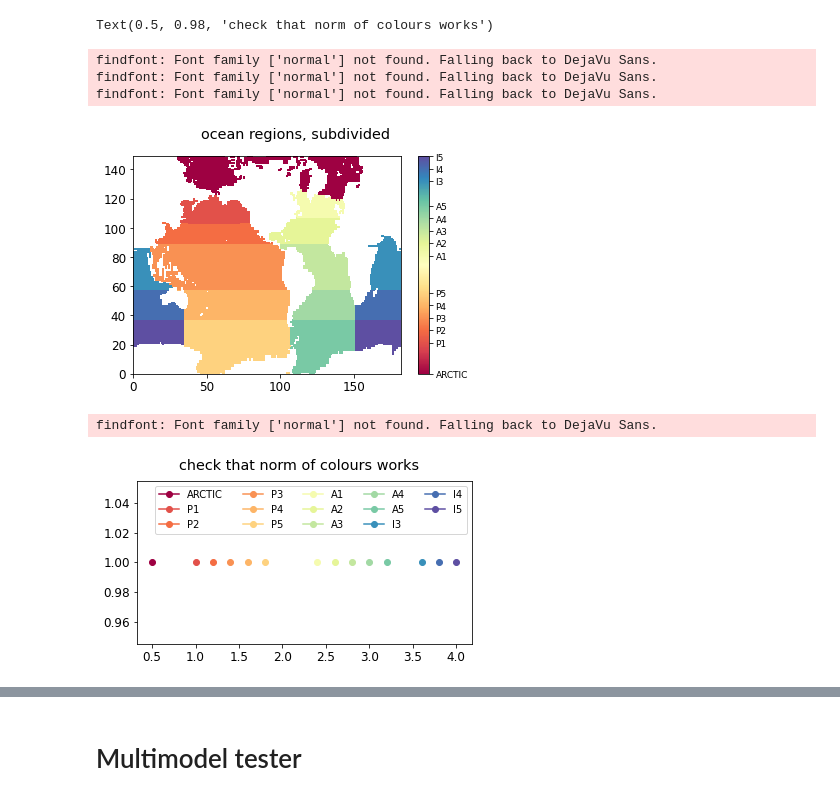
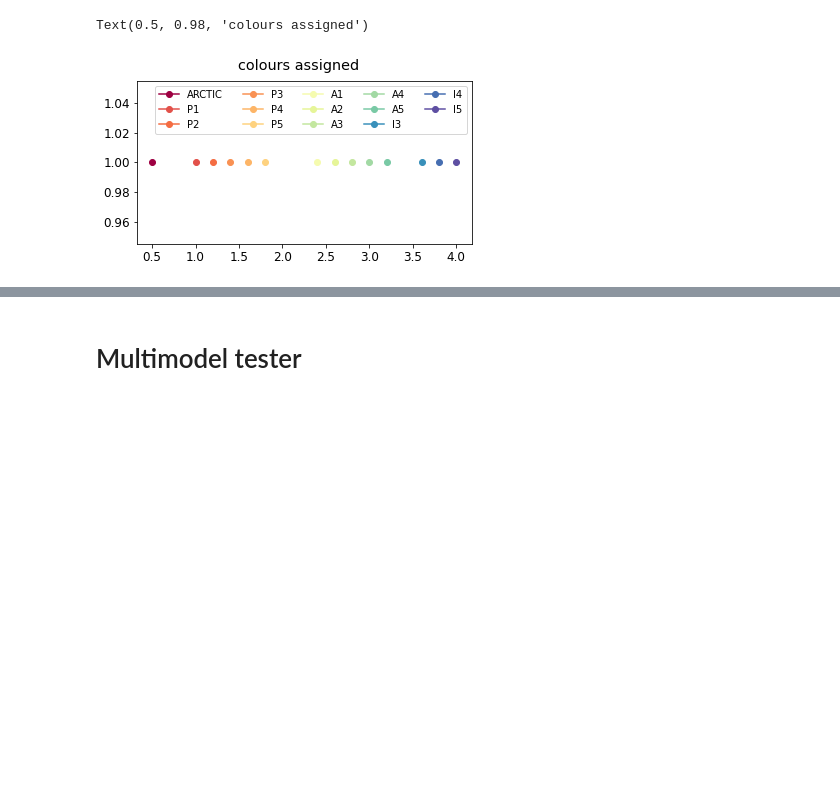
Before and after one commit to tjarnikova/AnalysisRobot, a Jupyter notebook: Tester_multimodel_MLD.ipynb, the cells around one changed output, grey strips where cells are left out. Cells and saved outputs as stored; diff of their text form; code cells hidden in the pictures; blank space fills up the shorter version.

```diff
--- a/Tester_multimodel_MLD.ipynb
+++ b/Tester_multimodel_MLD.ipynb
@@ -68,43 +70,39 @@ regdict = {'ARCTIC' : {'number' : 0.5},
            'A4' : {'number': 3},
            'A5' : {'number': 3.2},
            'I3' : {'number': 3.6},
            'I4' : {'number': 3.8},
            'I5' : {'number': 4},
 
           }
 
 tics = []
 tcm = 'Spectral'
 tmask = nc.Dataset('/gpfs/data/greenocean/software/resources/breakdown/clq_basin_masks_ORCA.nc')
 
 maskno = np.zeros([149,182])
 for i in range(0, len(regs)):
     maskno[tmask[regs[i]][:] == 1] = regdict[regs[i]]['number']
     tics.append(regdict[regs[i]]['number'])
 maskno[maskno == 0] = np.nan
 
-w = plt.pcolor(maskno, cmap = tcm, vmin = 0.5, vmax = 4)
-cbar = plt.colorbar(w, ticks=tics)
-t = cbar.ax.set_yticklabels(['ARCTIC', 'P1', 'P2', 'P3', 'P4', 'P5', 'A1', 'A2', 'A3', 'A4', 'A5', 'I3', 'I4', 'I5'], fontsize = 9)
-plt.suptitle('ocean regions, subdivided')
+
+# w = plt.pcolor(maskno, cmap = tcm, vmin = 0.5, vmax = 4)
+# cbar = plt.colorbar(w, ticks=tics)
+# t = cbar.ax.set_yticklabels(['ARCTIC', 'P1', 'P2', 'P3', 'P4', 'P5', 'A1', 'A2', 'A3', 'A4', 'A5', 'I3', 'I4', 'I5'], fontsize = 9)
+# plt.suptitle('ocean regions, subdivided')
 
 fact = 0.2
 fig = plt.figure(figsize=(30*fact,15*fact))
 import matplotlib
 cmap = matplotlib.cm.get_cmap('Spectral')
 norm = matplotlib.colors.Normalize(vmin=0.5, vmax=4)
 for i in range(0,len(regs)):
     rgba = cmap(norm(regdict[regs[i]]['number']))
     plt.plot(regdict[regs[i]]['number'], 1, marker = 'o', color = rgba, label = regs[i])
     regdict[regs[i]]['colour'] = rgba
 plt.legend(ncol = 5, fontsize = 10)
-plt.suptitle('check that norm of colours works')
+plt.suptitle('colours assigned')
 # %% [output]
-Text(0.5, 0.98, 'check that norm of colours works')
+Text(0.5, 0.98, 'colours assigned')
-findfont: Font family ['normal'] not found. Falling back to DejaVu Sans.
-findfont: Font family ['normal'] not found. Falling back to DejaVu Sans.
-findfont: Font family ['normal'] not found. Falling back to DejaVu Sans.
-[figure, old version]
+[figure, new version]
-findfont: Font family ['normal'] not found. Falling back to DejaVu Sans.
-[figure, removed]
 # %%
```
Also changed, not shown: parts of 12 cells of this notebook.
